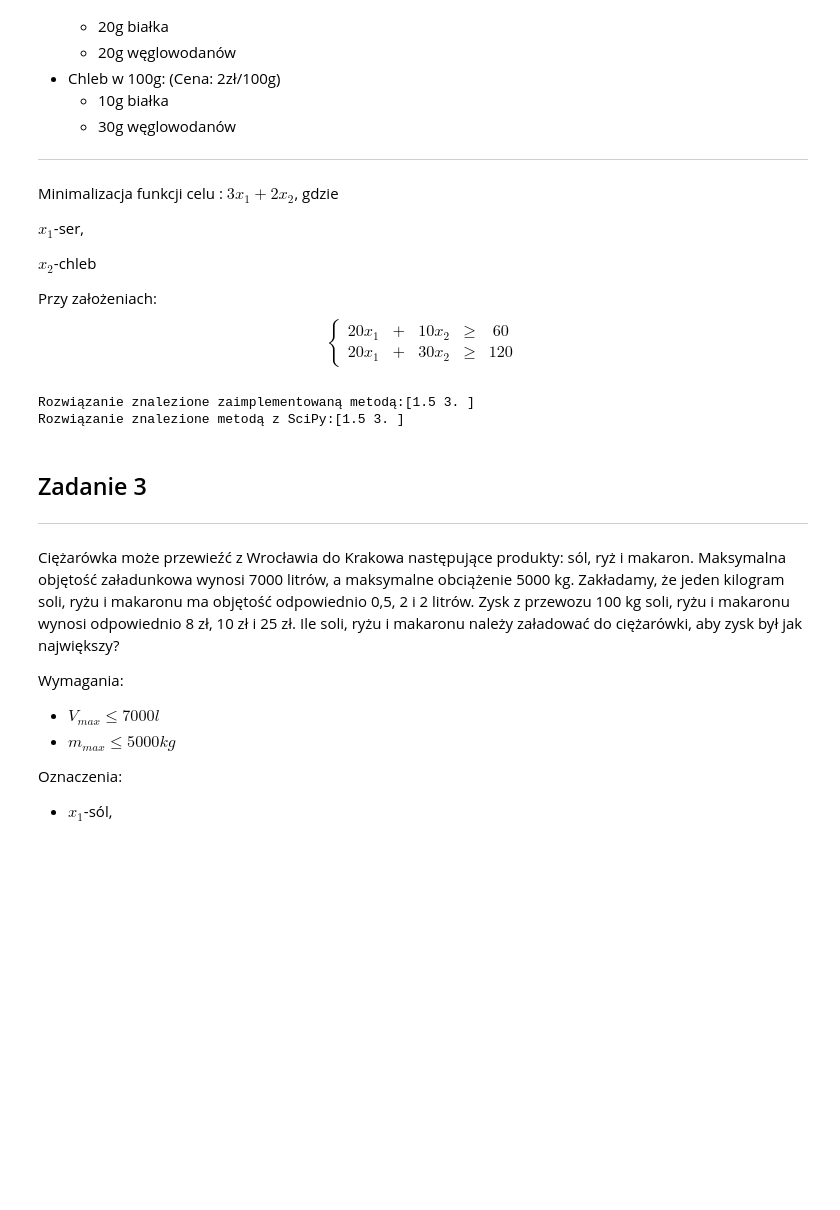
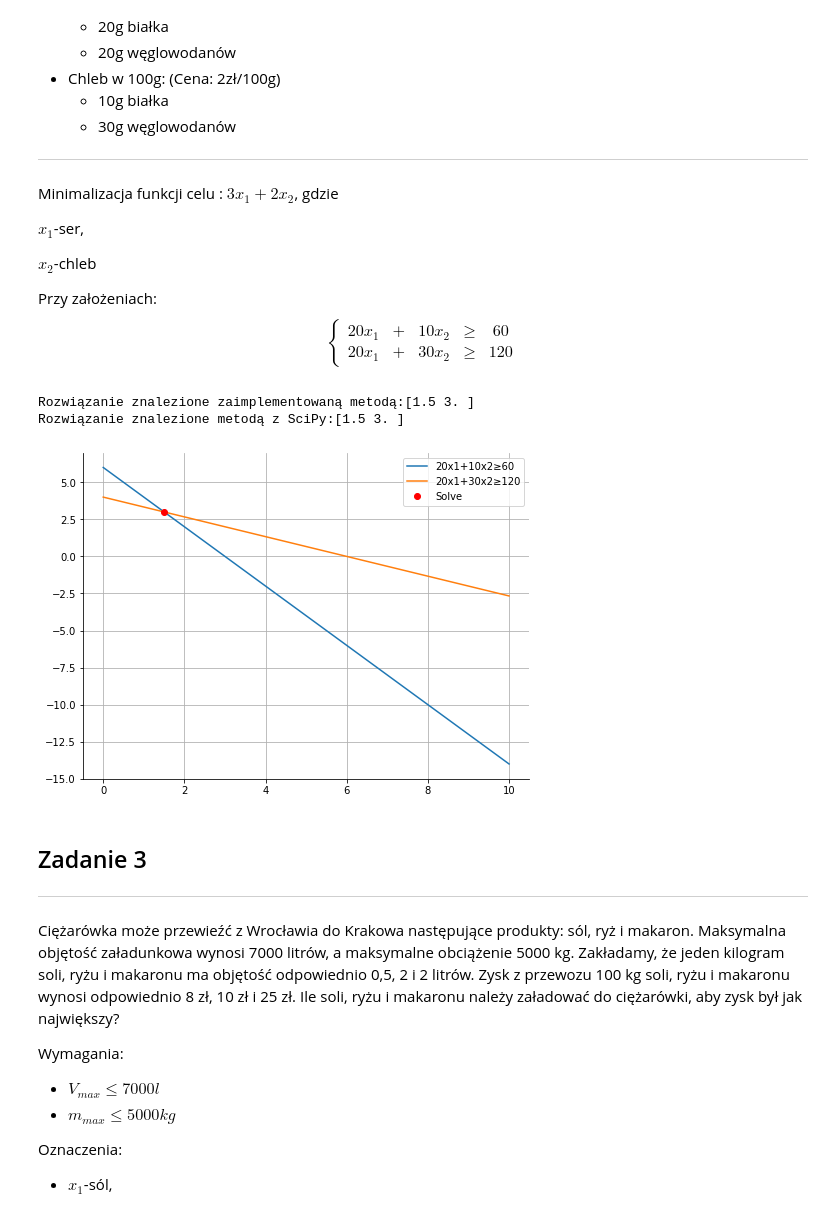
Before and after one commit to BezdzietnyAntoni/MNiO, a Jupyter notebook: List6.ipynb, the cells around one changed output. Saved outputs shown, nothing was run; the diff lists cells and outputs as text; code cells hidden in the pictures; blank space fills up the shorter version.

```diff
--- a/List6.ipynb
+++ b/List6.ipynb
@@ -150,18 +170,21 @@ $$
 # %%
 A = np.array([[20,10],
               [20,30]])
 b = np.array([[60],
               [120]])
 c = np.array([3,2])
 
 solveSimp = SimplexV2.SimplexV2(A,b,c)
 print(f'Rozwiązanie znalezione zaimplementowaną metodą:{solveSimp}')
 
 solveSp = sp.linprog(method='simplex', A_eq=A, b_eq=b, c=c)
 print(f'Rozwiązanie znalezione metodą z SciPy:{solveSp.x}')
+
+draw2DVisualization(A,b,solveSimp,(0,10),eq="≥")
 # %% [output]
 Rozwiązanie znalezione zaimplementowaną metodą:[1.5 3. ]
 Rozwiązanie znalezione metodą z SciPy:[1.5 3. ]
+[figure, added]
 # %% [markdown]
 ## Zadanie 3
 ---
```
Also changed, not shown: parts of 8 cells of this notebook.
